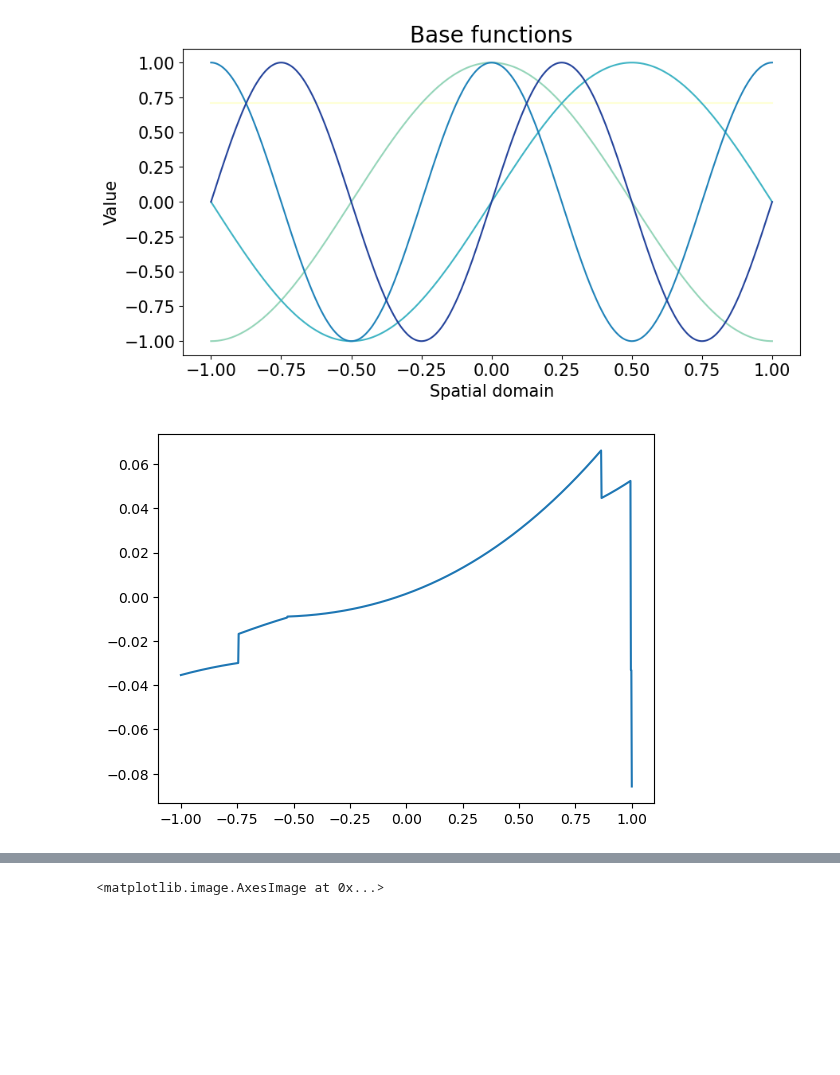
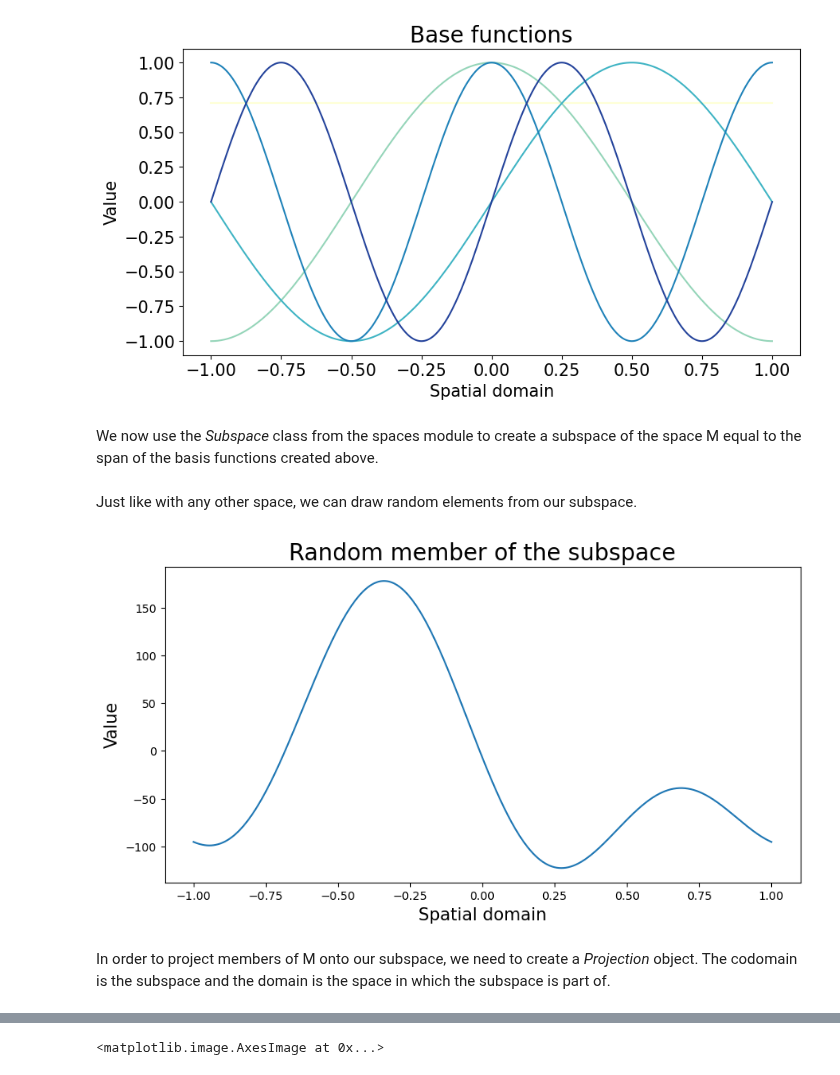
Before and after one commit to Adrian-Mag/SOLA_DLI, a Jupyter notebook: examples/7_Subspaces.ipynb, the cells around one changed output, grey strips where cells are left out. Drawn from its saved outputs; the diff is of its cells as text; code cells hidden in the pictures; blank space fills up the shorter version.

Commit message:
added projection mapping

```diff
--- a/examples/7_Subspaces.ipynb
+++ b/examples/7_Subspaces.ipynb
@@ -44,12 +52,24 @@ plt.yticks(fontsize=15)
 plt.show()
 # %% [output]
 [figure]
+# %% [markdown]
+We now use the *Subspace* class from the spaces module to create a subspace of the space M equal to the span of the basis functions created above.
 # %%
 subspace = spaces.Subspace(space=M, basis=base_functions)
-# %%
-random_member = M.random_member(seed=1)
-random_member.plot()
-# %% [output]
-[figure, removed]
+# %% [markdown]
+Just like with any other space, we can draw random elements from our subspace.
+# %%
+# Random member of the subspace
+random_member = subspace.random_member(seed=1)
+fig = plt.figure(figsize=(10, 5))
+plt.plot(domain.mesh, random_member.evaluate(domain.mesh))
+plt.title('Random member of the subspace', fontsize=20)
+plt.xlabel('Spatial domain', fontsize=15)
+plt.ylabel('Value', fontsize=15)
+plt.show()
+# %% [output]
+[figure, added]
+# %% [markdown]
+In order to project members of M onto our subspace, we need to create a *Projection* object. The codomain is the subspace and the domain is the space in which the subspace is part of.
 # %%
 projection = mappings.Projection(domain=M, codomain=subspace)
```
Also changed, not shown: parts of 7 cells of this notebook, 2 other files.
